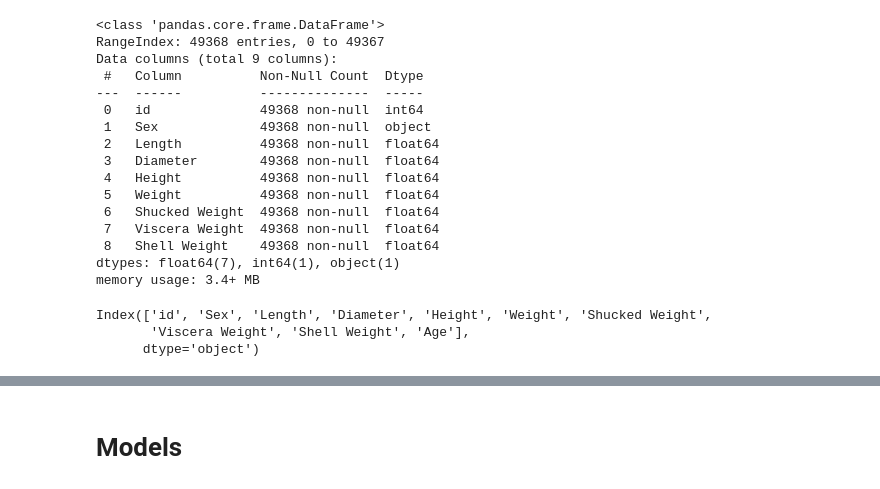
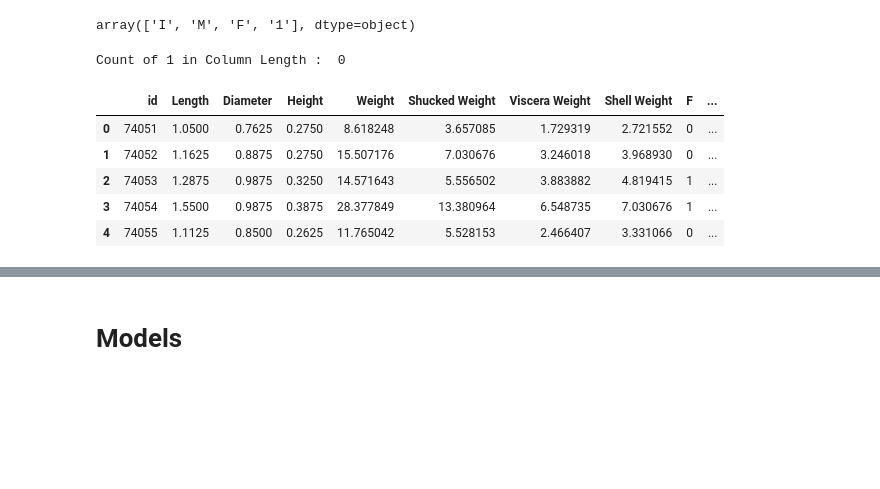
Before and after one commit to IqmanS/Machine-Learning-Notebooks, a Jupyter notebook: playground_series/crab_age/crab-age.ipynb, the cells around one changed output, grey strips where cells are left out. Saved outputs shown, nothing was run; the diff lists cells and outputs as text; code cells hidden in the pictures; blank space fills up the shorter version.

```diff
--- a/playground_series/crab_age/crab-age.ipynb
+++ b/playground_series/crab_age/crab-age.ipynb
@@ -44,29 +68,12 @@ memory usage: 5.6+ MB
-# %%
-crab_test.info()
-# %% [output]
-<class 'pandas.core.frame.DataFrame'>
-RangeIndex: 49368 entries, 0 to 49367
-Data columns (total 9 columns):
- #   Column          Non-Null Count  Dtype
----  ------          --------------  -----
- 0   id              49368 non-null  int64
- 1   Sex             49368 non-null  object
- 2   Length          49368 non-null  float64
- 3   Diameter        49368 non-null  float64
- 4   Height          49368 non-null  float64
- 5   Weight          49368 non-null  float64
- 6   Shucked Weight  49368 non-null  float64
- 7   Viscera Weight  49368 non-null  float64
- 8   Shell Weight    49368 non-null  float64
-dtypes: float64(7), int64(1), object(1)
-memory usage: 3.4+ MB
-# %%
-crab_train.columns
-# %% [output]
-Index(['id', 'Sex', 'Length', 'Diameter', 'Height', 'Weight', 'Shucked Weight',
-       'Viscera Weight', 'Shell Weight', 'Age'],
-      dtype='object')
+# %%
+crab_train['Sex'].unique()
+# %% [output]
+array(['I', 'M', 'F', '1'], dtype=object)
 # %%
+crab_train['Sex'].replace(to_replace='1', method='ffill',inplace=True)
+count1 = (crab_train['Sex'] == '1').sum()
+print('Count of 1 in Column Length : ', count1)
+
 dummy = []
 col = ['Sex']
 for i in col:
@@ -79,9 +86,21 @@ for i in col:
     dummy.append(pd.get_dummies(crab_test[i]))
 crab_dummy = pd.concat(dummy, axis=1)
 crab_test = pd.concat((crab_test,crab_dummy), axis=1)
+# %% [output]
+Count of 1 in Column Length :  0
 # %%
 crab_train.drop(col,axis=1,inplace=True)
 crab_test.drop(col,axis=1,inplace=True)
+# %%
+crab_train.head()
+crab_test.head()
+# %% [output]
+|  | id | Length | Diameter | Height | Weight | Shucked Weight | Viscera Weight | Shell Weight | F | ... |
+| 0 | 74051 | 1.0500 | 0.7625 | 0.2750 | 8.618248 | 3.657085 | 1.729319 | 2.721552 | 0 | ... |
+| 1 | 74052 | 1.1625 | 0.8875 | 0.2750 | 15.507176 | 7.030676 | 3.246018 | 3.968930 | 0 | ... |
+| 2 | 74053 | 1.2875 | 0.9875 | 0.3250 | 14.571643 | 5.556502 | 3.883882 | 4.819415 | 1 | ... |
+| 3 | 74054 | 1.5500 | 0.9875 | 0.3875 | 28.377849 | 13.380964 | 6.548735 | 7.030676 | 1 | ... |
+| 4 | 74055 | 1.1125 | 0.8500 | 0.2625 | 11.765042 | 5.528153 | 2.466407 | 3.331066 | 0 | ... |
 # %%
 features = ['Length', 'Diameter', 'Height', 'Weight', 'Shucked Weight','Viscera Weight', 'Shell Weight','Age']
 corr = crab_train[features].corr()
```
Also changed, not shown: parts of 30 cells of this notebook.
